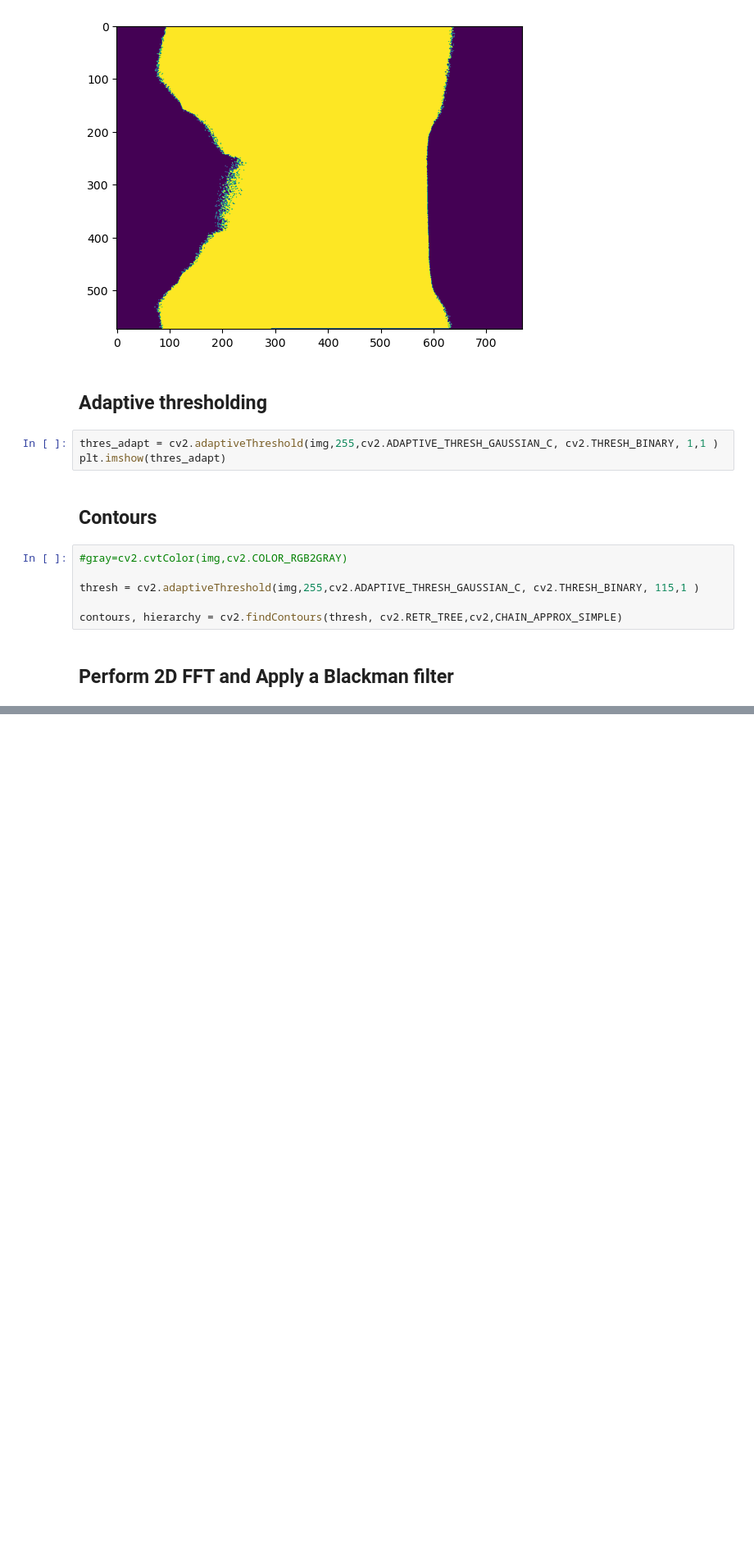
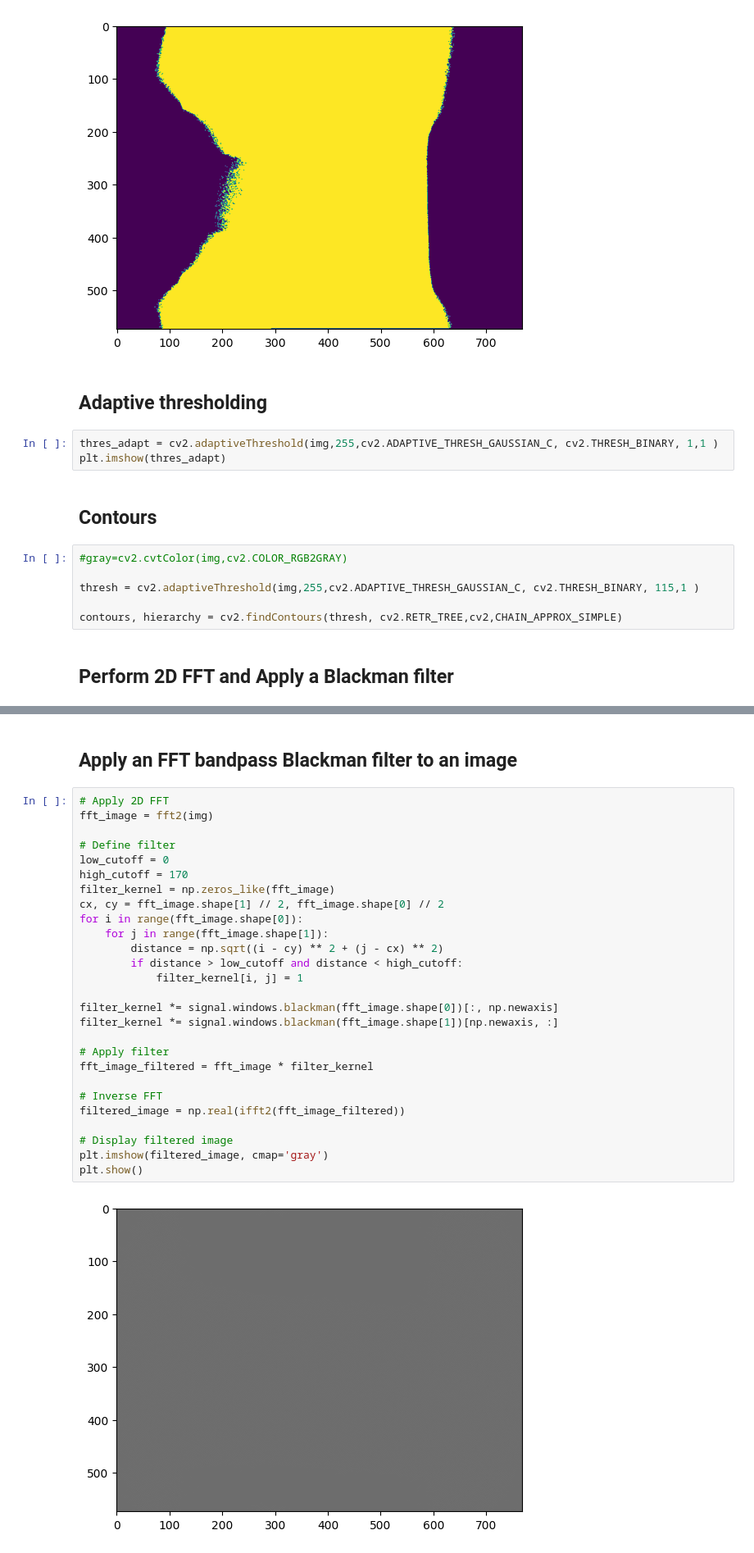
Before and after one commit to mattlitz/ndt-x-ray-image-segmentation, a Jupyter notebook: main.ipynb, the cells around one changed output, grey strips where cells are left out. Shown at 82% size. Cells and saved outputs as stored; diff of their text form; blank space fills up the shorter version.

Commit message:
added filtering sections

```diff
--- a/main.ipynb
+++ b/main.ipynb
@@ -267,0 +273,31 @@ plt.show()
+# %% [markdown]
+## Apply an FFT bandpass Blackman filter to an image
+# %%
+# Apply 2D FFT
+fft_image = fft2(img)
+
+# Define filter
+low_cutoff = 0
+high_cutoff = 170
+filter_kernel = np.zeros_like(fft_image)
+cx, cy = fft_image.shape[1] // 2, fft_image.shape[0] // 2
+for i in range(fft_image.shape[0]):
+    for j in range(fft_image.shape[1]):
+        distance = np.sqrt((i - cy) ** 2 + (j - cx) ** 2)
+        if distance > low_cutoff and distance < high_cutoff:
+            filter_kernel[i, j] = 1
+
+filter_kernel *= signal.windows.blackman(fft_image.shape[0])[:, np.newaxis]
+filter_kernel *= signal.windows.blackman(fft_image.shape[1])[np.newaxis, :]
+
+# Apply filter
+fft_image_filtered = fft_image * filter_kernel
+
+# Inverse FFT
+filtered_image = np.real(ifft2(fft_image_filtered))
+
+# Display filtered image
+plt.imshow(filtered_image, cmap='gray')
+plt.show()
+# %% [output]
+[figure, added]
```
Also changed, not shown: parts of 13 cells of this notebook.
